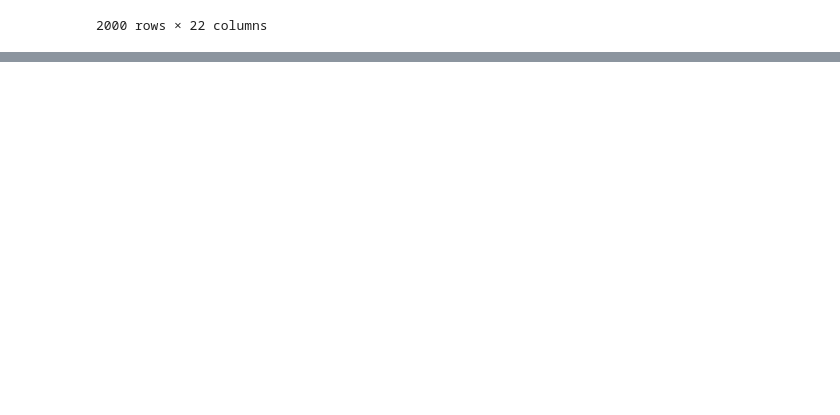
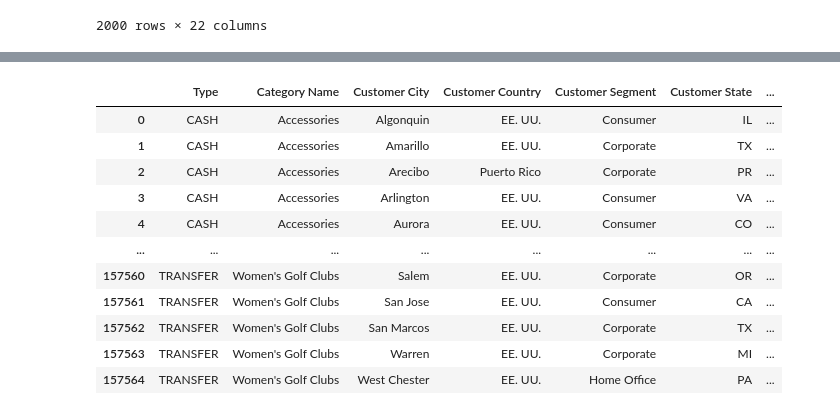
Before and after one commit to McGill-MMA-EnterpriseAnalytics/DataCo_Supply_Chain, a Jupyter notebook: models/demand_forecast/Data_Preprocessing.ipynb, the cells around one changed output, grey strips where cells are left out. Drawn from its saved outputs; the diff is of its cells as text; code cells hidden in the pictures; blank space fills up the shorter version.

Commit message:
update pipeline

```diff
--- a/models/demand_forecast/Data_Preprocessing.ipynb
+++ b/models/demand_forecast/Data_Preprocessing.ipynb
@@ -70,0 +113,91 @@ supplyChain_clean_2000
+# %%
+import pandas as pd
+from sklearn.pipeline import Pipeline
+from sklearn.base import BaseEstimator, TransformerMixin
+
+# Custom transformer for reading data
+class DataReader(BaseEstimator, TransformerMixin):
+    def __init__(self, filename):
+        self.filename = filename
+
+    def fit(self, X, y=None):
+        return self
+
+    def transform(self, X):
+        return pd.read_csv(self.filename, encoding='ISO-8859-1')
+
+# Custom transformer for cleaning data
+class DataCleaner(BaseEstimator, TransformerMixin):
+    def fit(self, X, y=None):
+        return self
+
+    def transform(self, X):
+        X_clean = X.drop(columns=['Days for shipping (real)', 'Delivery Status', 'Late_delivery_risk',
+                                  'shipping date (DateOrders)', 'Benefit per order', 'Sales per customer', 'Category Id',
+                                  'Order Profit Per Order', 'Order Item Discount', 'Order Item Total', 'Order Status',
+                                  'Customer Email', 'Customer Password', 'Latitude', 'Longitude', 'Product Description', 'Product Image',
+                                  'Customer Fname', 'Customer Id', 'Customer Lname', 'Department Id',
+                                  'Order Customer Id', 'Order Item Cardprod Id', 'Order Item Id',
+                                  'Product Card Id', 'Product Category Id', 'Order Id', 'Customer Street',
+                                  'Customer Zipcode', 'Order Zipcode', 'Order Item Product Price',
+                                  'Product Price', 'Order Item Profit Ratio', 'Product Status'])
+        X_clean['order date (DateOrders)'] = pd.to_datetime(X_clean['order date (DateOrders)'])
+        X_clean['Year'] = X_clean['order date (DateOrders)'].dt.year
+        X_clean['Month'] = X_clean['order date (DateOrders)'].dt.month
+        X_clean.sort_values(by='order date (DateOrders)', inplace=True)
+        X_clean.drop(columns=['order date (DateOrders)'], inplace=True)
+        return X_clean
+
+# Custom transformer for aggregating data
+class DataAggregator(BaseEstimator, TransformerMixin):
+    def fit(self, X, y=None):
+        return self
+
+    def transform(self, X):
+        grouped_data = X.groupby(['Type', 'Category Name', 'Customer City', 'Customer Country',
+                                  'Customer Segment', 'Customer State', 'Department Name', 'Market',
+                                  'Order City', 'Order Country', 'Order Region', 'Order State',
+                                  'Product Name', 'Shipping Mode', 'Year', 'Month'])
+        aggregated_data = grouped_data.agg({
+            'Sales': 'sum',
+            'Days for shipment (scheduled)': 'mean',
+            'Order Item Discount Rate': 'mean',
+            'Order Item Quantity': 'sum'
+        }).reset_index()
+        return aggregated_data
+
+# Custom transformer for saving data
+class DataSaver(BaseEstimator, TransformerMixin):
+    def __init__(self, filename):
+        self.filename = filename
+
+    def fit(self, X, y=None):
+        return self
+
+    def transform(self, X):
+        X.to_csv(self.filename, index=False)
+        return X
+
+# Define the pipeline
+pipeline = Pipeline([
+    ('read_data', DataReader(filename="data/DataCoSupplyChainDataset.csv")),
+    ('clean_data', DataCleaner()),
+    ('aggregate_data', DataAggregator()),
+    ('save_data', DataSaver(filename="DataCo_cleaned.csv"))
+])
+
+# Execute the pipeline
+pipeline.fit_transform(None)
+# %% [output]
+|  | Type | Category Name | Customer City | Customer Country | Customer Segment | Customer State | ... |
+| 0 | CASH | Accessories | Algonquin | EE. UU. | Consumer | IL | ... |
+| 1 | CASH | Accessories | Amarillo | EE. UU. | Corporate | TX | ... |
+| 2 | CASH | Accessories | Arecibo | Puerto Rico | Corporate | PR | ... |
+| 3 | CASH | Accessories | Arlington | EE. UU. | Consumer | VA | ... |
+| 4 | CASH | Accessories | Aurora | EE. UU. | Consumer | CO | ... |
+| ... | ... | ... | ... | ... | ... | ... | ... |
+| 157560 | TRANSFER | Women's Golf Clubs | Salem | EE. UU. | Corporate | OR | ... |
+| 157561 | TRANSFER | Women's Golf Clubs | San Jose | EE. UU. | Consumer | CA | ... |
+| 157562 | TRANSFER | Women's Golf Clubs | San Marcos | EE. UU. | Corporate | TX | ... |
+| 157563 | TRANSFER | Women's Golf Clubs | Warren | EE. UU. | Corporate | MI | ... |
+| 157564 | TRANSFER | Women's Golf Clubs | West Chester | EE. UU. | Home Office | PA | ... |
```
Also changed, not shown: parts of 8 cells of this notebook.
